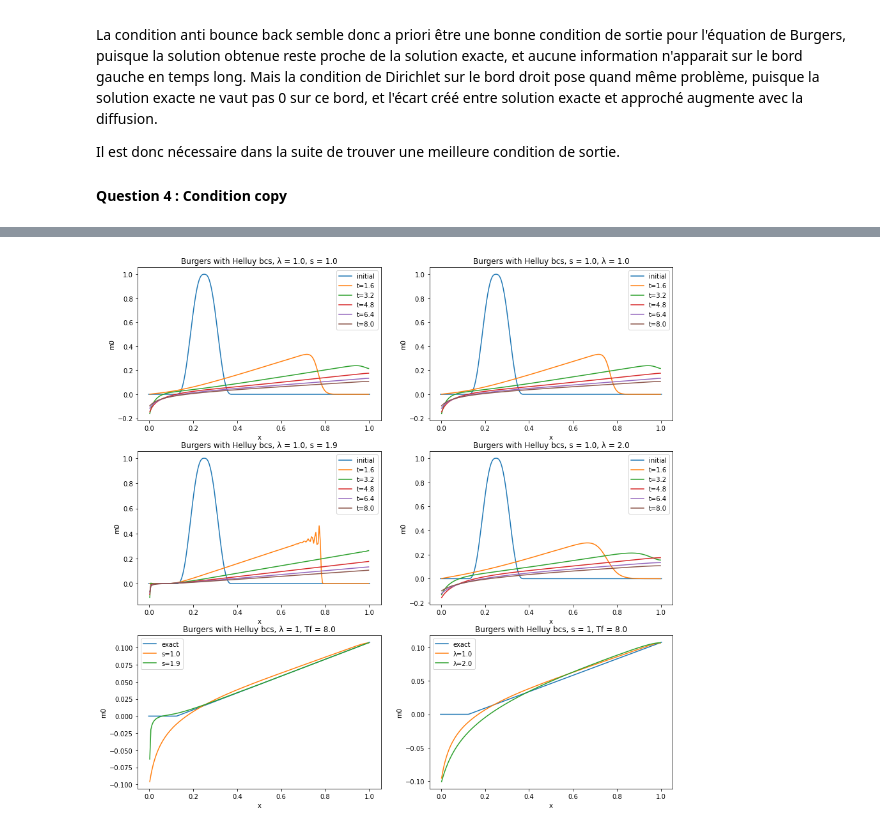
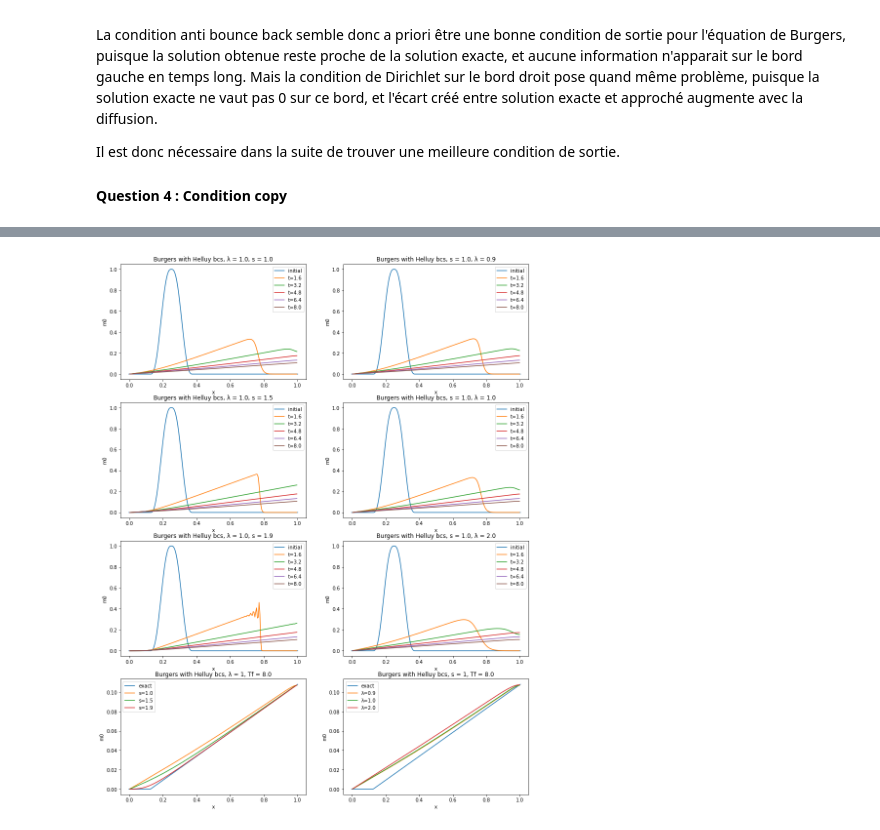
Before and after one commit to marieboussard/TP-LBM, a Jupyter notebook: tp2_boussard_v2.ipynb, the cells around one changed output, grey strips where cells are left out. Drawn from its saved outputs; the diff is of its cells as text; code cells hidden in the pictures.

```diff
--- a/tp2_boussard_v2.ipynb
+++ b/tp2_boussard_v2.ipynb
@@ -48,7 +48,8 @@ def boundary_conditions(f0,f1,bcs,lamb,c):
     # Out boundary conditions for Burgers
     if bcs == "helluy_burgers":
         f0[-1] = -f1[-2] - lamb + sqrt(lamb*(lamb+4*f1[-2]))
-        f1[0] = -f0[-1]
+        f1[0] = -f0[1]
+        #f1[0] = -f0[1] + lamb + sqrt(lamb*(lamb-4*f0[1]))
 
 
 def transport(f0,f1):
@@ -737,7 +738,7 @@ x = mesh(nx)
 dx = 1./nx
 lamb = 1.
 dt = dx/lamb
-svec = [1.,1.9]
+svec = [1.,1.5,1.9]
 nb_s = len(svec)
 
 ymax = 1.
@@ -755,8 +756,8 @@ for i,s in enumerate(svec):
     m0 = run_lbm(x,dt,Tf,lamb,s,init_burgers,equilibrium_burgers,ymax,bcs="anti_bounce_back",nplots=5,axplot=ax1)
     ax1.set_title("Burgers with anti bounce back bcs, λ = "+str(lamb)+", s = "+str(s));
 
-# On vérifie que la solution est bien superposée après une période
-#Tf = 3.1
+# On observe la solution en temps long
+
 ax2 = axs[nb_s,0]
 ax2.plot(x,solution(x,Tf,0.,1.,ymax),label="exact")
 for i,s in enumerate(svec):
@@ -768,7 +769,7 @@ ax2.set_title("Burgers with anti bounce back bcs, λ = 1, Tf = " + str(Tf));
 #            Puis on fixe s = 1 et on fait varier λ.
 
 s = 1.
-lambvec = np.array([1.,2.])
+lambvec = np.array([0.85,1.,2.])
 
 # On commence par afficher la solution pour différents temps
 Tf = 8.
@@ -780,8 +781,8 @@ for i,lamb in enumerate(lambvec):
     m0 = run_lbm(x,dt,Tf,lamb,s,init_burgers,equilibrium_burgers,ymax,bcs="anti_bounce_back",nplots=5,axplot=ax1)
     ax1.set_title("Burgers with anti bounce back bcs, s = "+str(s)+", λ = "+ str(lamb));
 
-# On vérifie que la solution est bien superposée après une période
-#Tf = 3.1
+# On observe la solution en temps long
+
 ax2 = axs[nb_s,1]
 ax2.plot(x,solution(x,Tf,0.,1.,ymax),label="exact")
 for i,lamb in enumerate(lambvec):
@@ -810,7 +811,7 @@ x = mesh(nx)
 dx = 1./nx
 lamb = 1.
 dt = dx/lamb
-svec = [1.,1.9]
+svec = [1.,1.5,1.9]
 nb_s = len(svec)
 
 ymax = 1.
@@ -828,8 +829,8 @@ for i,s in enumerate(svec):
     m0 = run_lbm(x,dt,Tf,lamb,s,init_burgers,equilibrium_burgers,ymax,bcs="copy",nplots=5,axplot=ax1)
     ax1.set_title("Burgers with copy bcs, λ = "+str(lamb)+", s = "+str(s));
 
-# On vérifie que la solution est bien superposée après une période
-#Tf = 3.1
+# On observe la solution en temps long
+
 ax2 = axs[nb_s,0]
 ax2.plot(x,solution(x,Tf,0.,1.,ymax),label="exact")
 for i,s in enumerate(svec):
@@ -841,7 +842,7 @@ ax2.set_title("Burgers with copy bcs, λ = 1, Tf = " + str(Tf));
 #            Puis on fixe s = 1 et on fait varier λ.
 
 s = 1.
-lambvec = np.array([1.,2.])
+lambvec = np.array([0.9,1.,2.])
 
 # On commence par afficher la solution pour différents temps
 Tf = 8.
@@ -853,8 +854,8 @@ for i,lamb in enumerate(lambvec):
     m0 = run_lbm(x,dt,Tf,lamb,s,init_burgers,equilibrium_burgers,ymax,bcs="copy",nplots=5,axplot=ax1)
     ax1.set_title("Burgers with copy bcs, s = "+str(s)+", λ = "+ str(lamb));
 
-# On vérifie que la solution est bien superposée après une période
-#Tf = 3.1
+# On observe la solution en temps long
+
 ax2 = axs[nb_s,1]
 ax2.plot(x,solution(x,Tf,0.,1.,ymax),label="exact")
 for i,lamb in enumerate(lambvec):
@@ -885,9 +896,10 @@ nx = 200
 
 x = mesh(nx)
 dx = 1./nx
+#lamb = 1.
 lamb = 1.
 dt = dx/lamb
-svec = [1.,1.9]
+svec = [1.,1.5,1.9]
 nb_s = len(svec)
 
 ymax = 1.
@@ -905,39 +917,40 @@ for i,s in enumerate(svec):
     m0 = run_lbm(x,dt,Tf,lamb,s,init_burgers,equilibrium_burgers,ymax,bcs="helluy_burgers",nplots=5,axplot=ax1)
     ax1.set_title("Burgers with Helluy bcs, λ = "+str(lamb)+", s = "+str(s));
 
-# On vérifie que la solution est bien superposée après une période
-#Tf = 3.1
+# On observe la solution en temps long
+
 ax2 = axs[nb_s,0]
 ax2.plot(x,solution(x,Tf,0.,1.,ymax),label="exact")
 for i,s in enumerate(svec):
     m0 = run_lbm(x,dt,Tf,lamb,s,init_burgers,equilibrium_burgers,ymax,bcs="helluy_burgers")
     plot_lbm(x,m0,"s",s,ax=ax2)
 ax2.set_title("Burgers with Helluy bcs, λ = 1, Tf = " + str(Tf));
 
 
 #            Puis on fixe s = 1 et on fait varier λ.
 
 s = 1.
-lambvec = np.array([1.,2.])
+lambvec = np.array([0.9,1.,2.])
+#lambvec = np.array([4.,6.])
 
 # On commence par afficher la solution pour différents temps
 Tf = 8.
 
 for i,lamb in enumerate(lambvec):
     ax1=axs[i,1]
     dt = dx/lamb
     ax1.plot(x,m0_init_bump(x,0.,1.,2),label="initial")
     m0 = run_lbm(x,dt,Tf,lamb,s,init_burgers,equilibrium_burgers,ymax,bcs="helluy_burgers",nplots=5,axplot=ax1)
     ax1.set_title("Burgers with Helluy bcs, s = "+str(s)+", λ = "+ str(lamb));
 
-# On vérifie que la solution est bien superposée après une période
-#Tf = 3.1
+# On observe la solution en temps long
+
 ax2 = axs[nb_s,1]
 ax2.plot(x,solution(x,Tf,0.,1.,ymax),label="exact")
 for i,lamb in enumerate(lambvec):
     dt = dx/lamb
     m0 = run_lbm(x,dt,Tf,lamb,s,init_burgers,equilibrium_burgers,ymax,bcs="helluy_burgers")
     plot_lbm(x,m0,"λ",lamb,ax=ax2)
 ax2.set_title("Burgers with Helluy bcs, s = 1, Tf = " + str(Tf));
 # %% [output]
-[figure, old version]
+[figure, new version]
```
Also changed, not shown: parts of 6 cells of this notebook.
